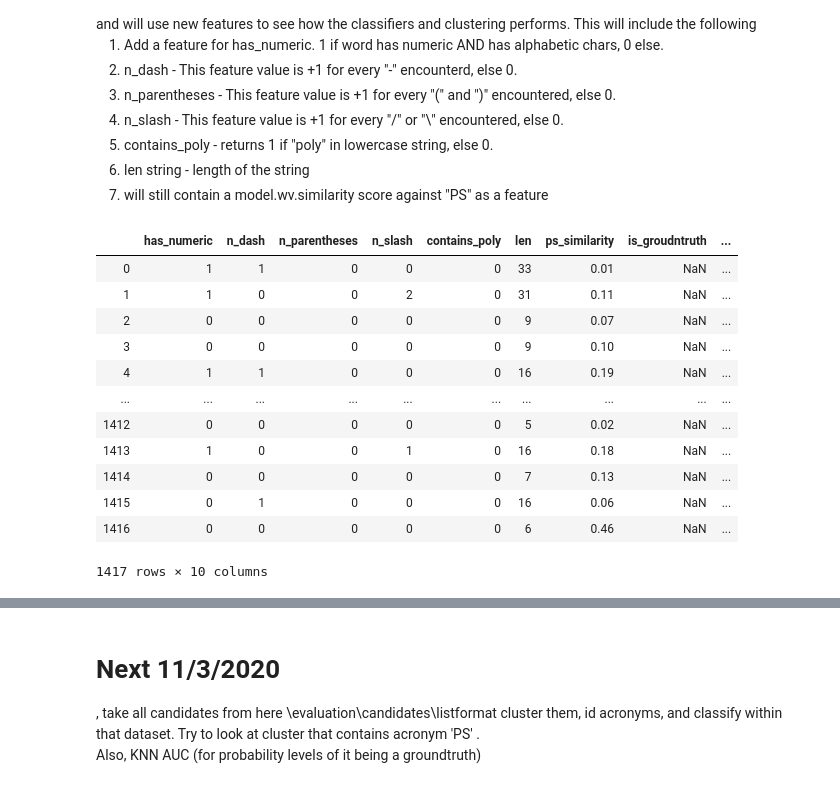
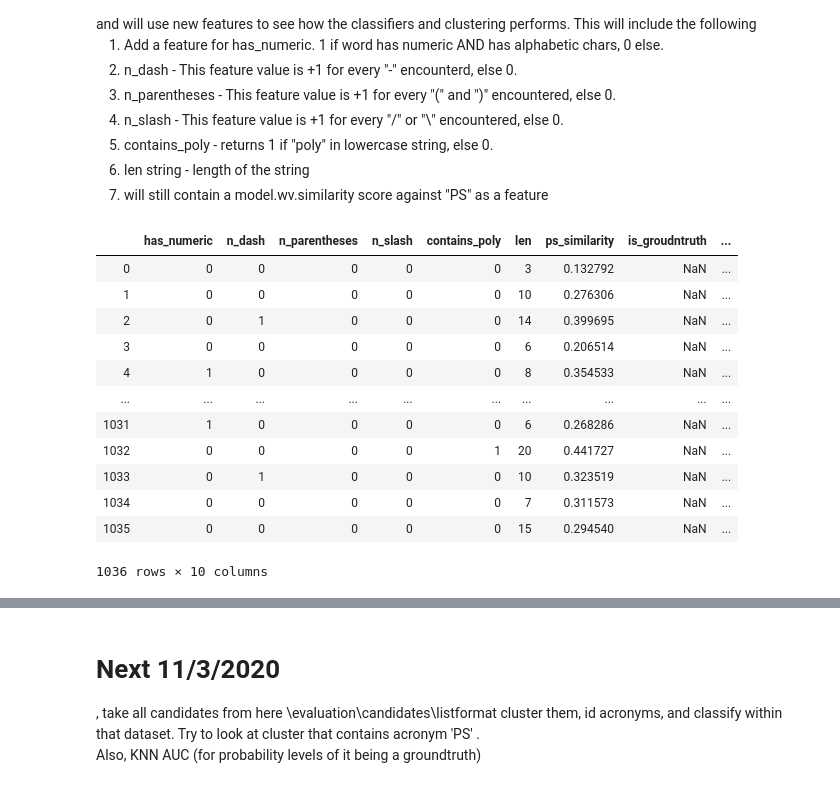
Before and after one commit to Dan195/WordEmbeddingNER-Cluster, a Jupyter notebook: ClassifyingWithClustering.ipynb, the cells around one changed output, grey strips where cells are left out. Saved outputs shown, nothing was run; the diff lists cells and outputs as text; code cells hidden in the pictures.

```diff
--- a/ClassifyingWithClustering.ipynb
+++ b/ClassifyingWithClustering.ipynb
@@ -510,10 +482,4 @@ def get_homogeneity_proportion(ground_truths_in_clus, cluster_frequency):
 # %%
 X = np.array(get_X_from_df(df_exp1.supervised_model_coords))
 X = pd.DataFrame(X)
-
-dbscan_labels = run_dbscan(X)
-agg_labels = run_agg_clustering(X)
-optics_labels = run_optics(X)
-df_exp1["db_scan_labels"] = dbscan_labels
-df_exp1["agg_labels"] = agg_labels
-df_exp1["optics_labels"] = optics_labels
+y = df_exp1.is_groundtruth.astype('int')
@@ -739,14 +744,17 @@ def is_partial_numeric(candidate):
 
     return has_non_numeric and has_numeric
 
-def get_features(polymer_candidates, model, ground_truths_hash, refined_candidates_only_flag):
-
+def get_exp2_features(polymer_candidates, model, ground_truths_hash, refined_candidates_only_flag):
+    from sklearn.metrics.pairwise import cosine_similarity
     features = pd.DataFrame(columns=["has_numeric","n_dash","n_parentheses","n_slash","contains_poly","len","ps_similarity","is_groudntruth"])
 
+    ps_wv = model.get_word_vector("PS").reshape(1, -1)
     for candidate in polymer_candidates:
         #TRY used when non utc-8 chars are still inside the candidates. should probably solve this before final paper.
         try:
-            similarity_score = round(model.wv.similarity(candidate,"PS"),2)
+            candidate_wv = model.get_word_vector(candidate).reshape(1, -1)
+
+            similarity_score = cosine_similarity(candidate_wv,ps_wv)
             candidate_char_count = Counter(candidate)
 
             features = features.append({
@@ -756,34 +764,35 @@ def get_features(polymer_candidates, model, ground_truths_hash, refined_candidat
                 "n_slash": candidate_char_count["/"] + candidate_char_count["\\"],
                 "contains_poly": 1 if "poly" in candidate.lower() else 0,
                 "len": len(candidate),
-                "ps_similarity": similarity_score,
+                "ps_similarity": similarity_score[0][0],
                 "candidate": candidate,
                 "is_groundtruth": 1 if candidate in ground_truths_hash else 0
             },
             ignore_index=True)
 
-        except:
+        except Exception as e:
+            print(e)
             continue
 
 
     return features
 # %%
-df_exp2 = get_features(candidates,model, ground_truths_hash, True)
+df_exp2 = get_exp2_features(candidates,unsupervised_model, ground_truths_hash, True)
 df_exp2
 # %% [output]
 |  | has_numeric | n_dash | n_parentheses | n_slash | contains_poly | len | ps_similarity | is_groudntruth | ... |
-| 0 | 1 | 1 | 0 | 0 | 0 | 33 | 0.01 | NaN | ... |
-| 1 | 1 | 0 | 0 | 2 | 0 | 31 | 0.11 | NaN | ... |
-| 2 | 0 | 0 | 0 | 0 | 0 | 9 | 0.07 | NaN | ... |
-| 3 | 0 | 0 | 0 | 0 | 0 | 9 | 0.10 | NaN | ... |
-| 4 | 1 | 1 | 0 | 0 | 0 | 16 | 0.19 | NaN | ... |
+| 0 | 0 | 0 | 0 | 0 | 0 | 3 | 0.132792 | NaN | ... |
+| 1 | 0 | 0 | 0 | 0 | 0 | 10 | 0.276306 | NaN | ... |
+| 2 | 0 | 1 | 0 | 0 | 0 | 14 | 0.399695 | NaN | ... |
+| 3 | 0 | 0 | 0 | 0 | 0 | 6 | 0.206514 | NaN | ... |
+| 4 | 1 | 0 | 0 | 0 | 0 | 8 | 0.354533 | NaN | ... |
 | ... | ... | ... | ... | ... | ... | ... | ... | ... | ... |
-| 1412 | 0 | 0 | 0 | 0 | 0 | 5 | 0.02 | NaN | ... |
-| 1413 | 1 | 0 | 0 | 1 | 0 | 16 | 0.18 | NaN | ... |
-| 1414 | 0 | 0 | 0 | 0 | 0 | 7 | 0.13 | NaN | ... |
-| 1415 | 0 | 1 | 0 | 0 | 0 | 16 | 0.06 | NaN | ... |
-| 1416 | 0 | 0 | 0 | 0 | 0 | 6 | 0.46 | NaN | ... |
+| 1031 | 1 | 0 | 0 | 0 | 0 | 6 | 0.268286 | NaN | ... |
+| 1032 | 0 | 0 | 0 | 0 | 1 | 20 | 0.441727 | NaN | ... |
+| 1033 | 0 | 1 | 0 | 0 | 0 | 10 | 0.323519 | NaN | ... |
+| 1034 | 0 | 0 | 0 | 0 | 0 | 7 | 0.311573 | NaN | ... |
+| 1035 | 0 | 0 | 0 | 0 | 0 | 15 | 0.294540 | NaN | ... |
-1417 rows × 10 columns
+1036 rows × 10 columns
 # %%
 results = {}
 
```
Also changed, not shown: parts of 22 cells of this notebook.
